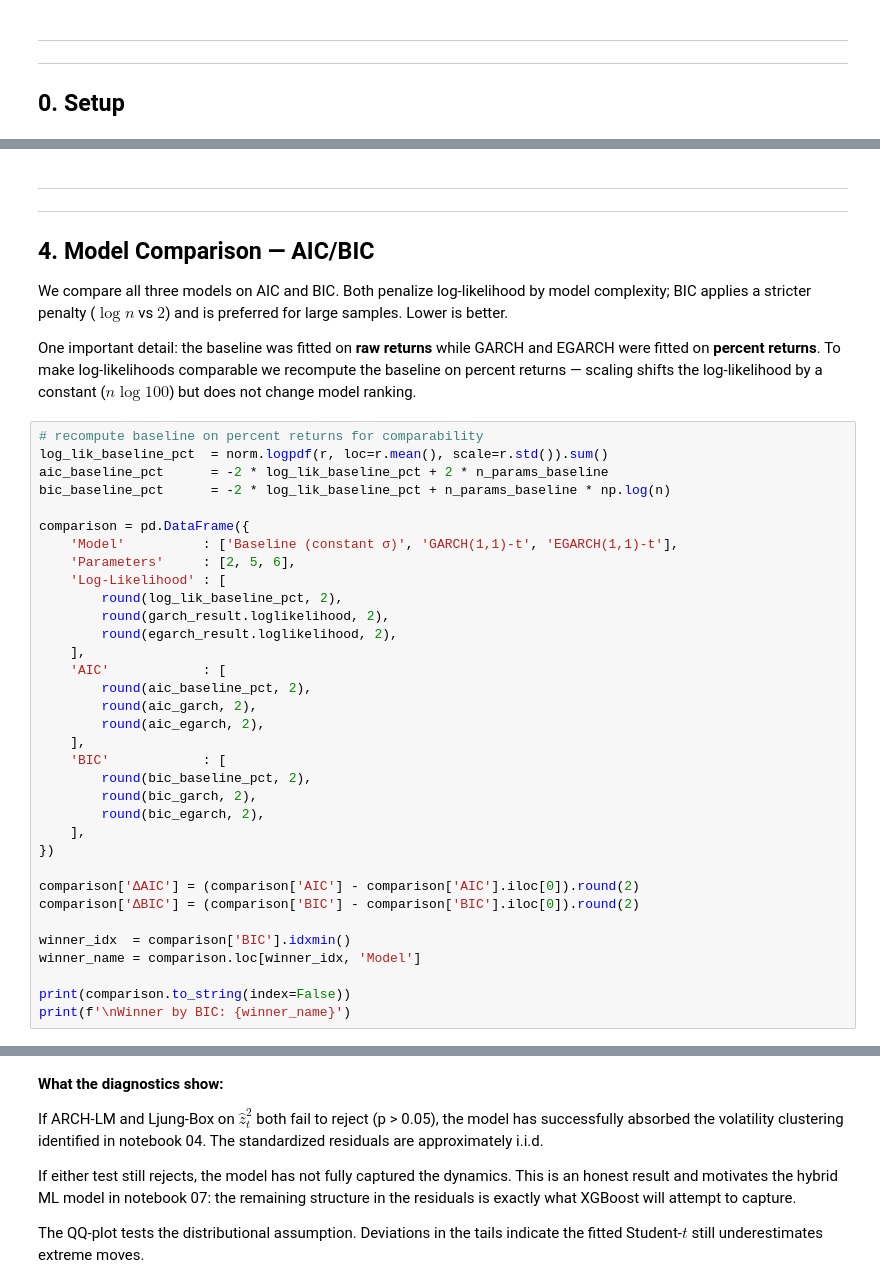
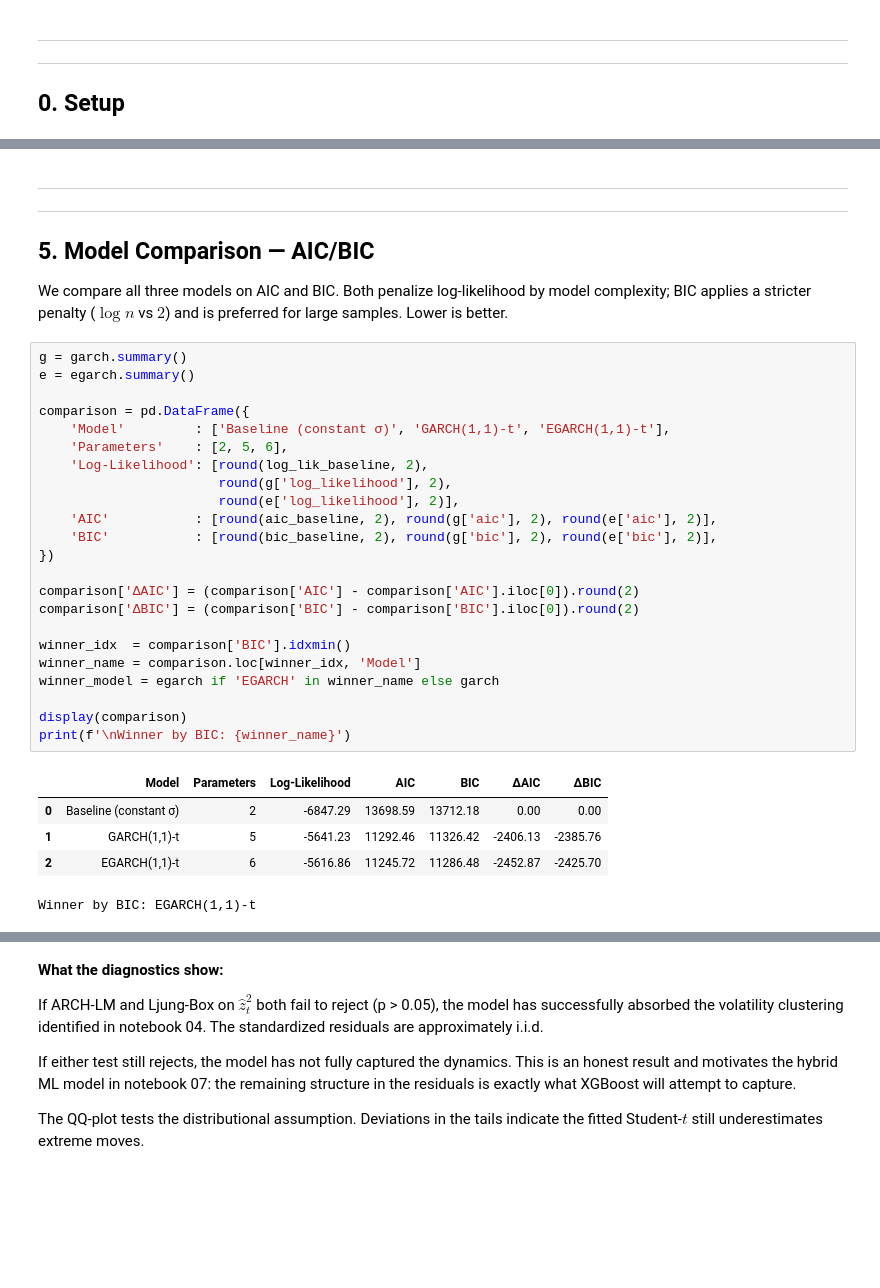
Before and after one commit to alex-rosas/regime-aware-volatility-forecasting, a Jupyter notebook: notebooks/05_garch_model.ipynb, the cells around one changed output, grey strips where cells are left out. Saved outputs shown, nothing was run; the diff lists cells and outputs as text; blank space fills up the shorter version.

```diff
--- a/notebooks/05_garch_model.ipynb
+++ b/notebooks/05_garch_model.ipynb
@@ -220,50 +244,40 @@ print(f'  BIC: {bic_egarch:.4f}')
 # %% [markdown]
 ---
 ---
-## 4. Model Comparison — AIC/BIC
+## 5. Model Comparison — AIC/BIC
 
 We compare all three models on AIC and BIC. Both penalize log-likelihood by
 model complexity; BIC applies a stricter penalty ($\log n$ vs $2$) and is
 preferred for large samples. Lower is better.
-
-One important detail: the baseline was fitted on **raw returns** while GARCH
-and EGARCH were fitted on **percent returns**. To make log-likelihoods
-comparable we recompute the baseline on percent returns — scaling shifts the
-log-likelihood by a constant ($n \log 100$) but does not change model ranking.
 # %%
-# recompute baseline on percent returns for comparability
-log_lik_baseline_pct  = norm.logpdf(r, loc=r.mean(), scale=r.std()).sum()
-aic_baseline_pct      = -2 * log_lik_baseline_pct + 2 * n_params_baseline
-bic_baseline_pct      = -2 * log_lik_baseline_pct + n_params_baseline * np.log(n)
+g = garch.summary()
+e = egarch.summary()
 
 comparison = pd.DataFrame({
-    'Model'          : ['Baseline (constant σ)', 'GARCH(1,1)-t', 'EGARCH(1,1)-t'],
-    'Parameters'     : [2, 5, 6],
-    'Log-Likelihood' : [
-        round(log_lik_baseline_pct, 2),
-        round(garch_result.loglikelihood, 2),
-        round(egarch_result.loglikelihood, 2),
-    ],
-    'AIC'            : [
-        round(aic_baseline_pct, 2),
-        round(aic_garch, 2),
-        round(aic_egarch, 2),
-    ],
-    'BIC'            : [
-        round(bic_baseline_pct, 2),
-        round(bic_garch, 2),
-        round(bic_egarch, 2),
-    ],
+    'Model'         : ['Baseline (constant σ)', 'GARCH(1,1)-t', 'EGARCH(1,1)-t'],
+    'Parameters'    : [2, 5, 6],
+    'Log-Likelihood': [round(log_lik_baseline, 2),
+                       round(g['log_likelihood'], 2),
+                       round(e['log_likelihood'], 2)],
+    'AIC'           : [round(aic_baseline, 2), round(g['aic'], 2), round(e['aic'], 2)],
+    'BIC'           : [round(bic_baseline, 2), round(g['bic'], 2), round(e['bic'], 2)],
 })
 
 comparison['ΔAIC'] = (comparison['AIC'] - comparison['AIC'].iloc[0]).round(2)
 comparison['ΔBIC'] = (comparison['BIC'] - comparison['BIC'].iloc[0]).round(2)
 
 winner_idx  = comparison['BIC'].idxmin()
 winner_name = comparison.loc[winner_idx, 'Model']
+winner_model = egarch if 'EGARCH' in winner_name else garch
 
-print(comparison.to_string(index=False))
+display(comparison)
 print(f'\nWinner by BIC: {winner_name}')
+# %% [output]
+|  | Model | Parameters | Log-Likelihood | AIC | BIC | ΔAIC | ΔBIC |
+| 0 | Baseline (constant σ) | 2 | -6847.29 | 13698.59 | 13712.18 | 0.00 | 0.00 |
+| 1 | GARCH(1,1)-t | 5 | -5641.23 | 11292.46 | 11326.42 | -2406.13 | -2385.76 |
+| 2 | EGARCH(1,1)-t | 6 | -5616.86 | 11245.72 | 11286.48 | -2452.87 | -2425.70 |
+Winner by BIC: EGARCH(1,1)-t
 # %% [markdown]
 **What the table shows:**
 
```
Also changed, not shown: parts of 19 cells of this notebook, 53 other files.
